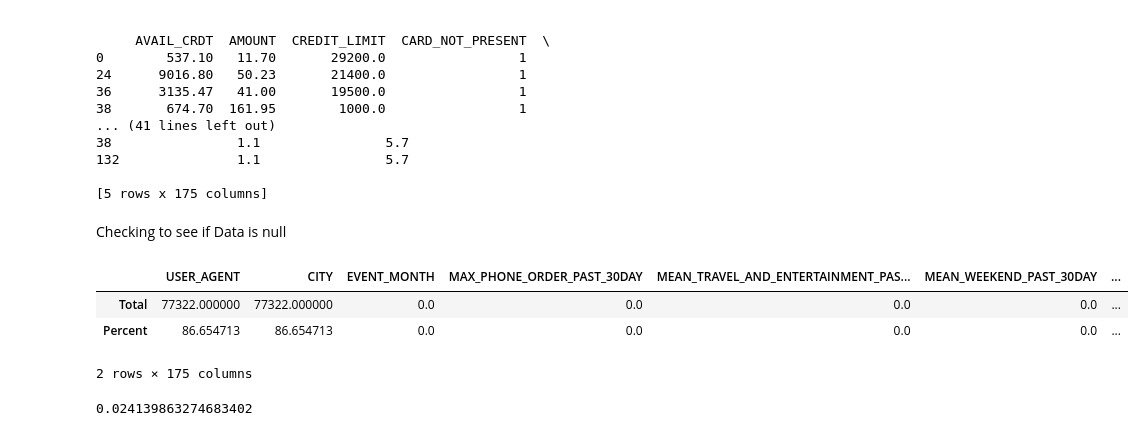
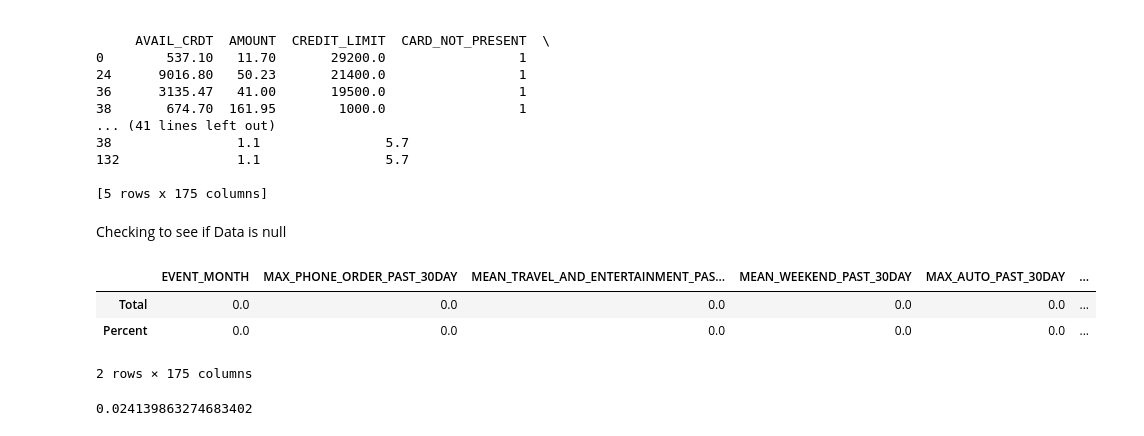
Before and after one commit to 25ohms/scotiabankfrauddetection, a Jupyter notebook: test.ipynb, the cells around one changed output. Drawn from its saved outputs; the diff is of its cells as text; code cells hidden in the pictures.

Commit message:
nullcheck

```diff
--- a/test.ipynb
+++ b/test.ipynb
@@ -89,13 +89,14 @@ print(fraudulent_data.head())
 # %% [markdown]
 Checking to see if Data is null
 # %%
-total = data.isnull().sum().sort_values(ascending = False)
-percent = (data.isnull().sum()/data.isnull().count()*100).sort_values(ascending = False)
+nullcheck = data.drop(['USER_AGENT', 'CITY'], axis=1)
+total = nullcheck.isnull().sum().sort_values(ascending = False)
+percent = (nullcheck.isnull().sum()/data.isnull().count()*100).sort_values(ascending = False)
 pd.concat([total, percent], axis=1, keys=['Total', 'Percent']).transpose()
 # %% [output]
-|  | USER_AGENT | CITY | EVENT_MONTH | MAX_PHONE_ORDER_PAST_30DAY | MEAN_TRAVEL_AND_ENTERTAINMENT_PAS... | MEAN_WEEKEND_PAST_30DAY | ... |
-| Total | 77322.000000 | 77322.000000 | 0.0 | 0.0 | 0.0 | 0.0 | ... |
-| Percent | 86.654713 | 86.654713 | 0.0 | 0.0 | 0.0 | 0.0 | ... |
+|  | EVENT_MONTH | MAX_PHONE_ORDER_PAST_30DAY | MEAN_TRAVEL_AND_ENTERTAINMENT_PAS... | MEAN_WEEKEND_PAST_30DAY | MAX_AUTO_PAST_30DAY | ... |
+| Total | 0.0 | 0.0 | 0.0 | 0.0 | 0.0 | ... |
+| Percent | 0.0 | 0.0 | 0.0 | 0.0 | 0.0 | ... |
 2 rows × 175 columns
 # %%
 num_fraudulent = fraudulent_data.shape[0]
```
Also changed, not shown: parts of 2 cells of this notebook.
